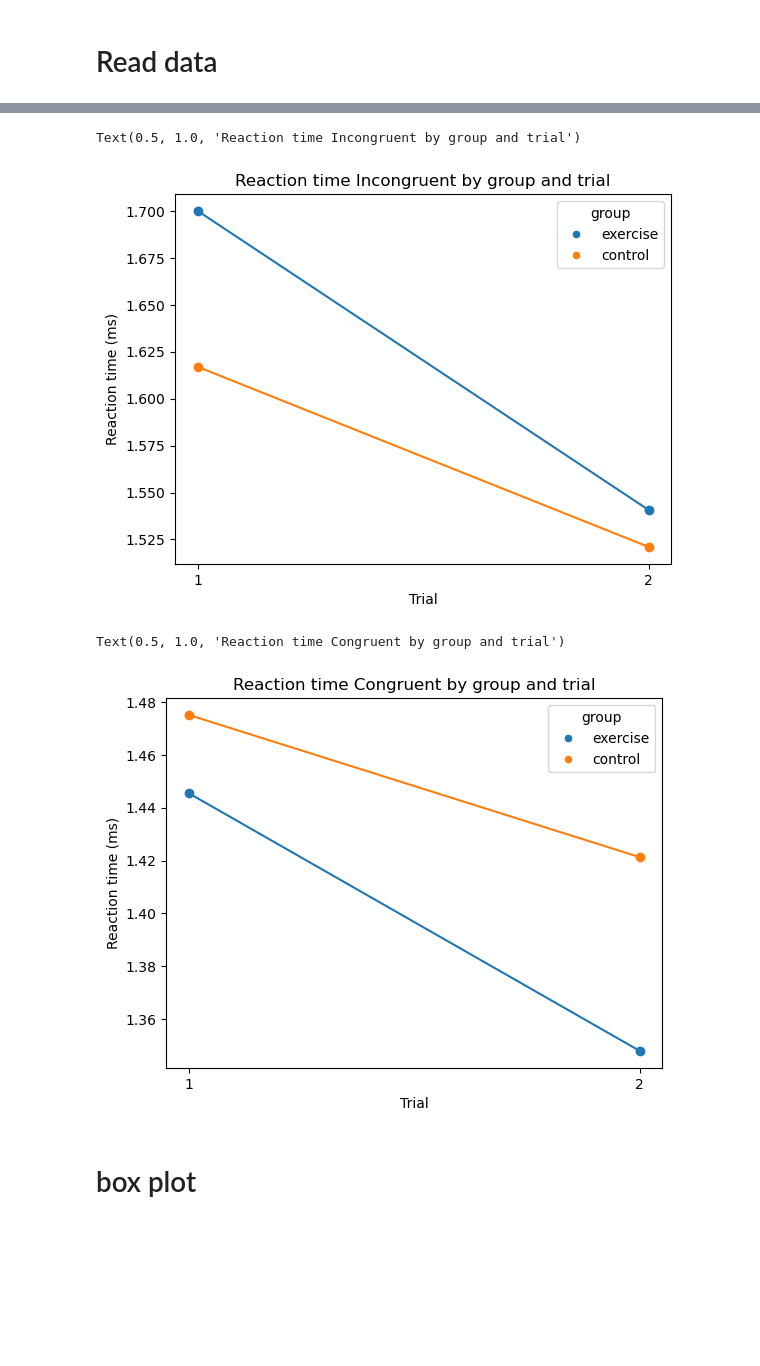
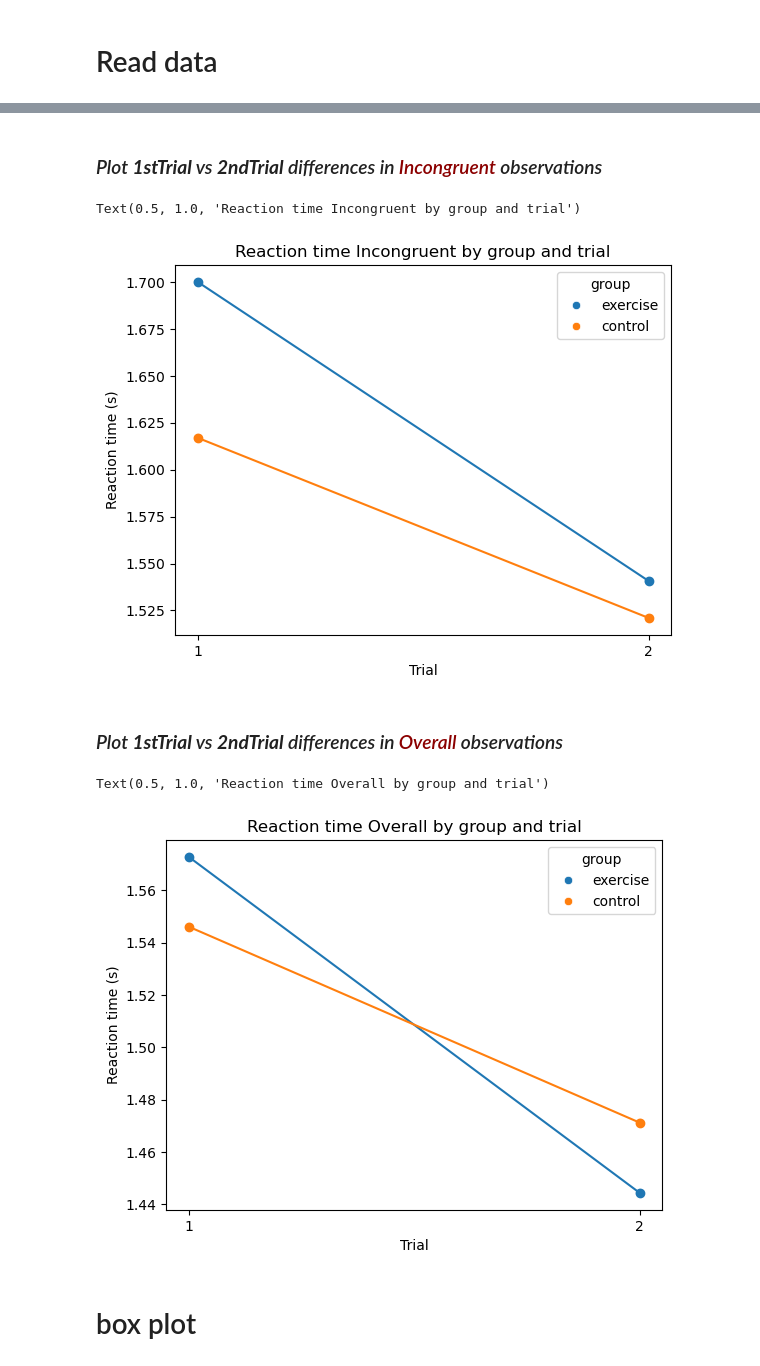
Before and after one commit to GermanButtiero/reaction_time, a Jupyter notebook: analysis_V3.ipynb, the cells around one changed output, grey strips where cells are left out. Cells and saved outputs as stored; diff of their text form; code cells hidden in the pictures; blank space fills up the shorter version.

```diff
--- a/analysis_V3.ipynb
+++ b/analysis_V3.ipynb
@@ -23,21 +23,21 @@ for _idx, row in data.iterrows():
     congruent_accScores_list   = []
     incongruent_accScores_list = []
 
-    #* itterating over reaction time recordingn with obs_colIndex (shared accross column indices)
+    #* itterating over reaction time recordings with obs_colIndex (shared accross column indices)
     for obs_colIndex in range(1, 21):
-        # Congruent data branch
+        #* Congruent data branch
         if row[f"trial_type{obs_colIndex}"] == True and row[f"accuracy{obs_colIndex}"] == "Correct":
             congruent_vals_list.append(row[f"rt{obs_colIndex}"])
             congruent_accScores_list.append(1)
 
-        # Incongruent data branch
+        #* Incongruent data branch
         elif row[f"trial_type{obs_colIndex}"] == False and row[f"accuracy{obs_colIndex}"] == "Correct":
             incongruent_vals_list.append(row[f"rt{obs_colIndex}"])
             incongruent_accScores_list.append(1)
 
 
-    data.loc[_idx, 'avg_congruent'] = np.mean(congruent_vals_list) if congruent_accScores_list else 0.0
-    data.loc[_idx, 'avg_incongruent'] = np.mean(incongruent_vals_list) if incongruent_accScores_list else 0.0
+    data.loc[_idx, 'avg_congruent'] = np.mean(congruent_vals_list) if congruent_vals_list else 0.0
+    data.loc[_idx, 'avg_incongruent'] = np.mean(incongruent_vals_list) if incongruent_vals_list else 0.0
     data.loc[_idx, 'acc_congruent'] = np.sum(congruent_accScores_list)/20
     data.loc[_idx, 'acc_incongruent'] = np.sum(incongruent_accScores_list)/20
 # %% [markdown]
@@ -70,0 +45,9 @@ contrr = [rt_control_11, rt_control_22]
+# %%
+data_exercise = data[data["group"] == "exercise"]
+data_control = data[data["group"] == "control"]
+
+exercise_tr1 = data_exercise[data_exercise["trial"] == 1]
+exercise_tr2 = data_exercise[data_exercise["trial"] == 2]
+
+control_tr1 = data_control[data_control["trial"] == 1]
+control_tr2 = data_control[data_control["trial"] == 2]
@@ -71,39 +76,49 @@ contrr = [rt_control_11, rt_control_22]
+# %% [markdown]
+### *Plot **1stTrial** vs **2ndTrial** differences in <span style="color:darkred">Incongruent</span> observations*
 # %%
-#connect the lines
-plt.plot([1, 2], exerc, marker='o')
-plt.plot([1, 2], contr, marker='o')
+incongruent_exercise_averages = [np.mean(exercise_tr1["avg_incongruent"]), np.mean(exercise_tr2["avg_incongruent"])]
+incongruent_control_averages = [np.mean(control_tr1["avg_incongruent"]), np.mean(control_tr2["avg_incongruent"])]
+
+plt.plot([1, 2], incongruent_exercise_averages, marker='o')
+plt.plot([1, 2], incongruent_control_averages, marker='o')
 plot_data = pd.DataFrame({
     'trial': [1, 2, 1, 2],
-    'reaction_time': exerc + contr,
+    'reaction_time': incongruent_exercise_averages + incongruent_control_averages,
     'group': ['exercise', 'exercise', 'control', 'control']
 })
 #add labels
 sns.scatterplot(data=plot_data, x='trial', y='reaction_time', hue='group')
 plt.xlabel('Trial')
 plt.xticks([1, 2])
-plt.ylabel('Reaction time (ms)')
+plt.ylabel('Reaction time (s)')
 plt.title('Reaction time Incongruent by group and trial')
 # %% [output]
 Text(0.5, 1.0, 'Reaction time Incongruent by group and trial')
-[figure, old version]
+[figure, new version]
+# %% [markdown]
+### *Plot **1stTrial** vs **2ndTrial** differences in <span style="color:darkred">Overall</span> observations*
 # %%
-#connect the lines
-plt.plot([1, 2], exercc, marker='o')
-plt.plot([1, 2], contrr, marker='o')
+exercise_averages = [np.mean( [np.mean(exercise_tr1["avg_congruent"]), np.mean(exercise_tr1["avg_incongruent"])] ), \
+                     np.mean( [np.mean(exercise_tr2["avg_congruent"]), np.mean(exercise_tr2["avg_incongruent"])] )]
+control_averages = [np.mean( [np.mean(control_tr1["avg_congruent"]), np.mean(control_tr1["avg_incongruent"])] ), \
+                     np.mean( [np.mean(control_tr2["avg_congruent"]), np.mean(control_tr2["avg_incongruent"])] )]
+
+plt.plot([1, 2], exercise_averages, marker='o')
+plt.plot([1, 2], control_averages, marker='o')
 plot_data = pd.DataFrame({
     'trial': [1, 2, 1, 2],
-    'reaction_time': exercc + contrr,
+    'reaction_time': exercise_averages + control_averages,
     'group': ['exercise', 'exercise', 'control', 'control']
 })
 #add labels
 sns.scatterplot(data=plot_data, x='trial', y='reaction_time', hue='group')
 plt.xlabel('Trial')
 plt.xticks([1, 2])
-plt.ylabel('Reaction time (ms)')
-plt.title('Reaction time Congruent by group and trial')
+plt.ylabel('Reaction time (s)')
+plt.title('Reaction time Overall by group and trial')
 # %% [output]
-Text(0.5, 1.0, 'Reaction time Congruent by group and trial')
+Text(0.5, 1.0, 'Reaction time Overall by group and trial')
-[figure, old version]
+[figure, new version]
 # %% [markdown]
 # box plot
 # %%
```
Also changed, not shown: parts of 31 cells of this notebook, 3 other files.
